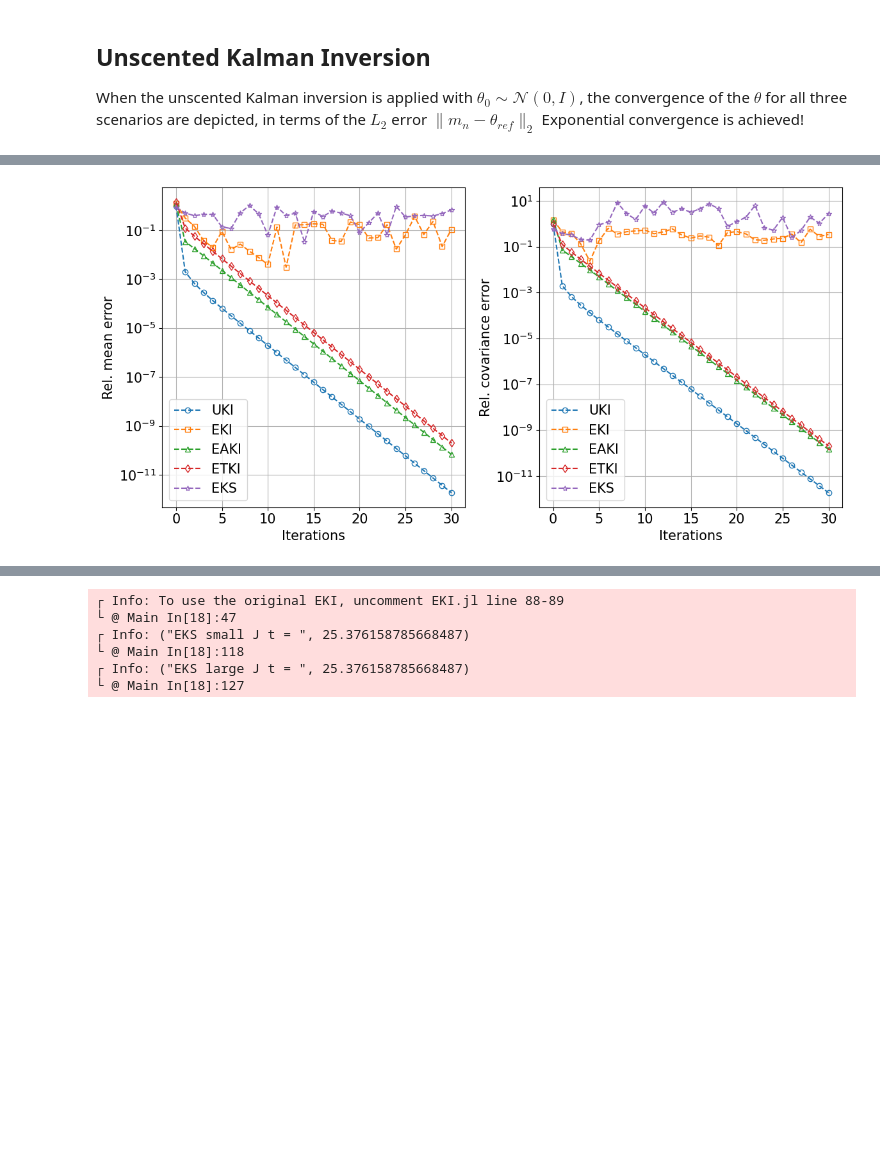
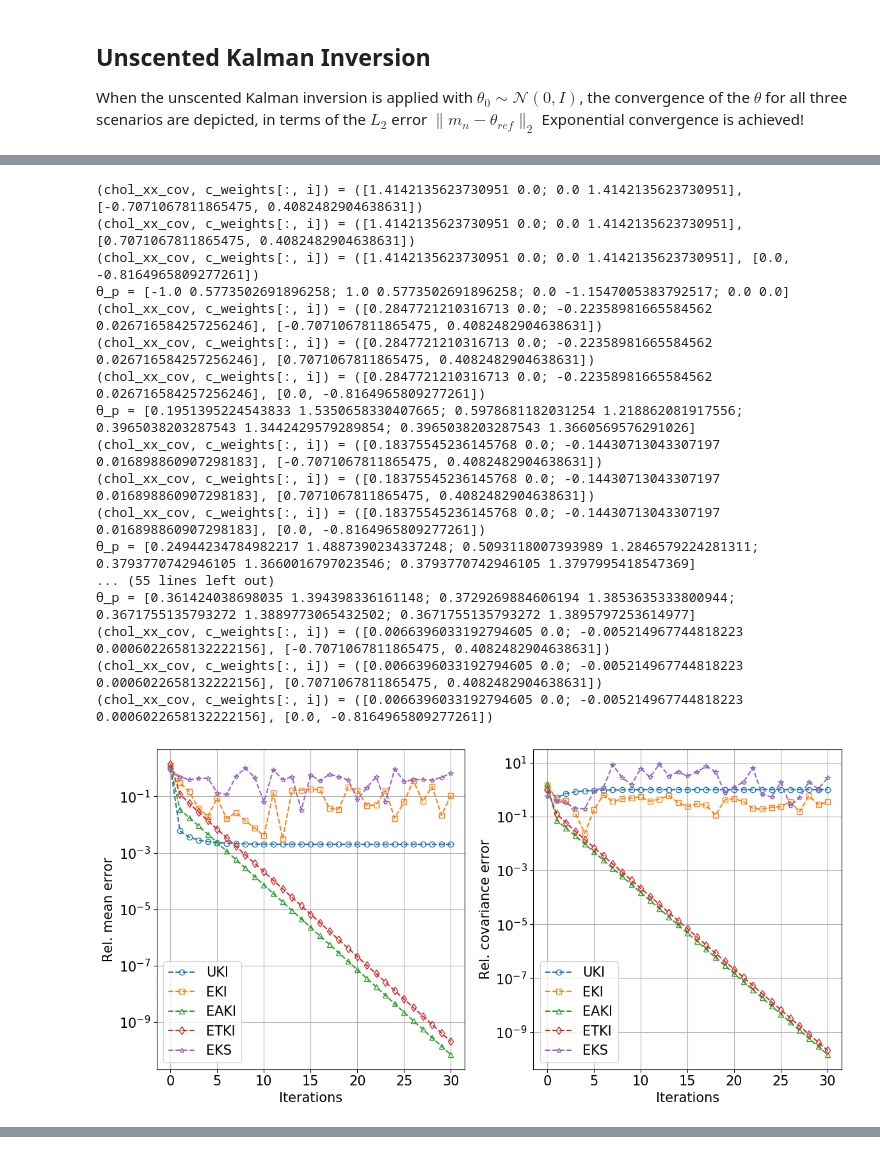
Before and after one commit to Zhengyu-Huang/InverseProblems.jl, a Jupyter notebook: Linear/Linear-2-parameter-New.ipynb, the cells around one changed output, grey strips where cells are left out. Saved outputs shown, nothing was run; the diff lists cells and outputs as text; code cells hidden in the pictures; blank space fills up the shorter version.

```diff
--- a/Linear/Linear-2-parameter-New.ipynb
+++ b/Linear/Linear-2-parameter-New.ipynb
@@ -139,6 +138,8 @@ When the unscented Kalman inversion is applied with $\theta_0 \sim \mathcal{N}(0
 the convergence of the $\theta$ for all three scenarios are depicted, in terms of the $L_2$ error $\lVert m_n - \theta_{ref}\rVert_2$
 Exponential convergence is achieved!
 # %%
+include("../Inversion/KalmanInversion.jl")
+
 FT = Float64
 uki_objs = Dict()
 mean_errors = Dict()
@@ -151,6 +152,7 @@ N_θ = 2
 θ0_mean = zeros(FT, N_θ)
 θθ0_cov = Array(Diagonal(fill(1.0^2, N_θ)))
 θθ0_cov_sqrt = θθ0_cov
+uscented_transform = "original-n+2"
 for problem_type in ("under-determined", "over-determined")
 
     θ_post, Σ_post, G, y, Σ_η = Two_Param_Linear_Test(problem_type, θ0_mean, θθ0_cov)
@@ -170,7 +172,8 @@ for problem_type in ("under-determined", "over-determined")
     y_aug, Σ_η_aug,
     α_reg,
     update_freq,
-    N_iter)
+    N_iter;
+    uscented_transform=uscented_transform)
 
     original  = false
     eki_y = (original ? y : y_aug)
@@ -376 +407,18 @@ end
+(chol_xx_cov, c_weights[:, i]) = ([1.4142135623730951 0.0; 0.0 1.4142135623730951], [-0.7071067811865475, 0.4082482904638631])
+(chol_xx_cov, c_weights[:, i]) = ([1.4142135623730951 0.0; 0.0 1.4142135623730951], [0.7071067811865475, 0.4082482904638631])
+(chol_xx_cov, c_weights[:, i]) = ([1.4142135623730951 0.0; 0.0 1.4142135623730951], [0.0, -0.8164965809277261])
+θ_p = [-1.0 0.5773502691896258; 1.0 0.5773502691896258; 0.0 -1.1547005383792517; 0.0 0.0]
+(chol_xx_cov, c_weights[:, i]) = ([0.2847721210316713 0.0; -0.22358981665584562 0.026716584257256246], [-0.7071067811865475, 0.4082482904638631])
+(chol_xx_cov, c_weights[:, i]) = ([0.2847721210316713 0.0; -0.22358981665584562 0.026716584257256246], [0.7071067811865475, 0.4082482904638631])
+(chol_xx_cov, c_weights[:, i]) = ([0.2847721210316713 0.0; -0.22358981665584562 0.026716584257256246], [0.0, -0.8164965809277261])
+θ_p = [0.1951395224543833 1.5350658330407665; 0.5978681182031254 1.218862081917556; 0.3965038203287543 1.3442429579289854; 0.3965038203287543 1.3660569576291026]
+(chol_xx_cov, c_weights[:, i]) = ([0.18375545236145768 0.0; -0.14430713043307197 0.016898860907298183], [-0.7071067811865475, 0.4082482904638631])
+(chol_xx_cov, c_weights[:, i]) = ([0.18375545236145768 0.0; -0.14430713043307197 0.016898860907298183], [0.7071067811865475, 0.4082482904638631])
+(chol_xx_cov, c_weights[:, i]) = ([0.18375545236145768 0.0; -0.14430713043307197 0.016898860907298183], [0.0, -0.8164965809277261])
+θ_p = [0.24944234784982217 1.4887390234337248; 0.5093118007393989 1.2846579224281311; 0.3793770742946105 1.3660016797023546; 0.3793770742946105 1.3797995418547369]
+... (55 lines left out)
+θ_p = [0.361424038698035 1.394398336161148; 0.3729269884606194 1.3853635333800944; 0.3671755135793272 1.3889773065432502; 0.3671755135793272 1.3895797253614977]
+(chol_xx_cov, c_weights[:, i]) = ([0.0066396033192794605 0.0; -0.005214967744818223 0.0006022658132222156], [-0.7071067811865475, 0.4082482904638631])
+(chol_xx_cov, c_weights[:, i]) = ([0.0066396033192794605 0.0; -0.005214967744818223 0.0006022658132222156], [0.7071067811865475, 0.4082482904638631])
+(chol_xx_cov, c_weights[:, i]) = ([0.0066396033192794605 0.0; -0.005214967744818223 0.0006022658132222156], [0.0, -0.8164965809277261])
-[figure, old version]
+[figure, new version]
@@ -378,6 +425,0 @@ end
-┌ Info: To use the original EKI, uncomment EKI.jl line 88-89
-└ @ Main In[18]:47
-┌ Info: ("EKS small J t = ", 25.376158785668487)
-└ @ Main In[18]:118
-┌ Info: ("EKS large J t = ", 25.376158785668487)
-└ @ Main In[18]:127
```
Also changed, not shown: parts of 3 cells of this notebook, 2 other files.
